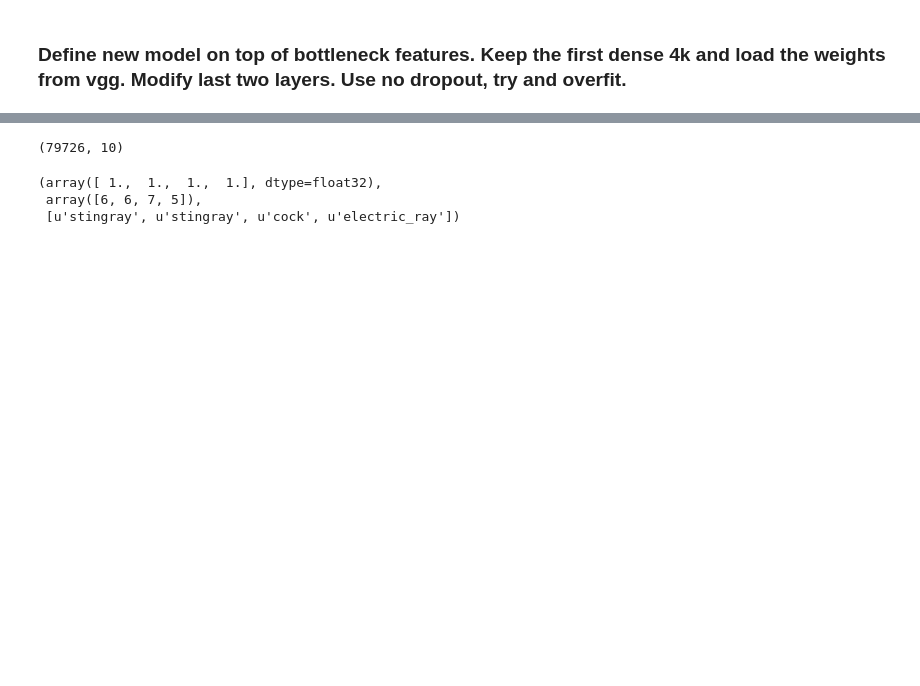
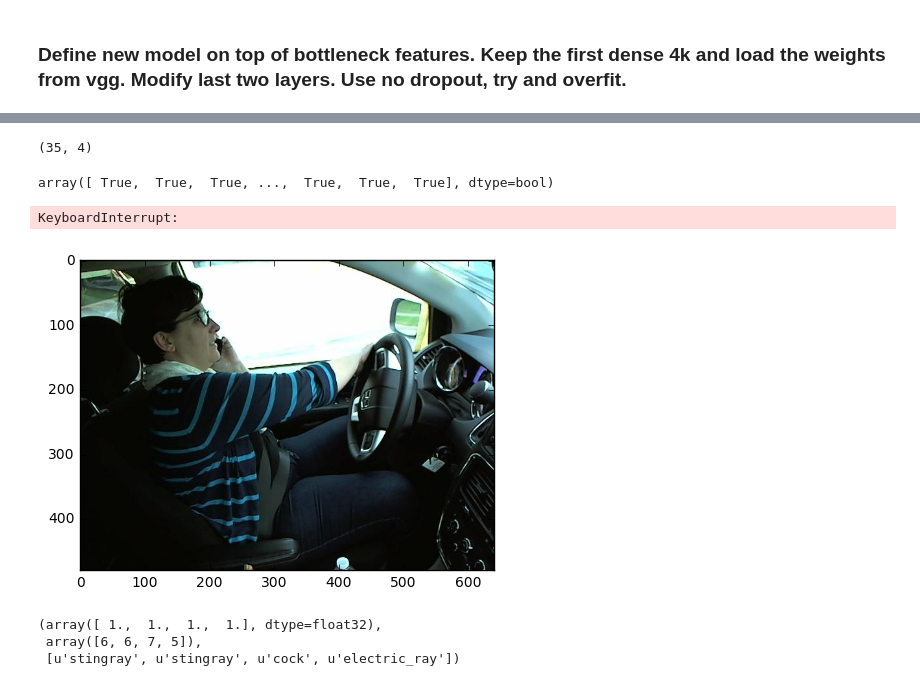
Before and after one commit to dataholiks/courses, a Jupyter notebook: deeplearning1/nbs/rk_statefarm_optimize.ipynb, the cells around one changed output, grey strips where cells are left out. Saved outputs shown, nothing was run; the diff lists cells and outputs as text; code cells hidden in the pictures; blank space fills up the shorter version.

```diff
--- a/deeplearning1/nbs/rk_statefarm_optimize.ipynb
+++ b/deeplearning1/nbs/rk_statefarm_optimize.ipynb
@@ -200,0 +287,9 @@ submission_df.to_csv(path+'my_two_part_model_1.csv', index=False)
+# %%
+my_valid_pred_classes = my_valid_predictions.argmax(axis=1)
+my_valid_pred_class_probas = my_valid_predictions.max(axis=1)
+err_idx = my_valid_pred_classes != valid_grnd_truth
+err_df = pd.DataFrame(my_valid_pred_classes[err_idx], columns=['pred_class'])
+err_df['class_proba'] = my_valid_pred_class_probas[err_idx]
+err_df['filename'] =  np.array(validation_batches.filenames)[err_idx]
+err_df['actual_class'] = valid_grnd_truth[err_idx]
+print(confusion_matrix(valid_grnd_truth[err_idx], my_valid_pred_classes[err_idx]))
@@ -200,0 +321,13 @@ submission_df.to_csv(path+'my_two_part_model_1.csv', index=False)
+# %%
+err_df = err_df.sort_values(by='class_proba',ascending=False)
+err_grpby = err_df.groupby(by='actual_class')
+overconfident_errs = err_grpby.head(3).sort_values(by=['actual_class', 'class_proba'],ascending=False)
+print('Overconfident errors')
+print(overconfident_errs)
+
+confused_errs = err_grpby.tail(3).sort_values(by=['actual_class', 'class_proba'],ascending=False)
+print('Confused errors')
+print(confused_errs)
+
+print('Number of errors for each true class')
+print(err_grpby.count().sort_values(by='class_proba',ascending=False)['class_proba'])
@@ -201,7 +352,20 @@ submission_df.to_csv(path+'my_two_part_model_1.csv', index=False)
 # %%
-my_test_predictions.shape
+overconfident_errs.shape
 # %% [output]
-(79726, 10)
+(35, 4)
+# %%
+~err_idx
+# %% [output]
+array([ True,  True,  True, ...,  True,  True,  True], dtype=bool)
+# %%
+for idx,row in overconfident_errs.iterrows():
+    #print(row['actual_class'], row['pred_class'])
+    val_img = plt.imread(path+'valid/'+row['filename'])
+    plt.imshow(val_img)
+    time.sleep(3)
+# %% [output]
+KeyboardInterrupt:
+[figure, added]
 # %%
 vgg.predict(test_imgs)
 # %% [output]
```
Also changed, not shown: parts of 57 cells of this notebook.
